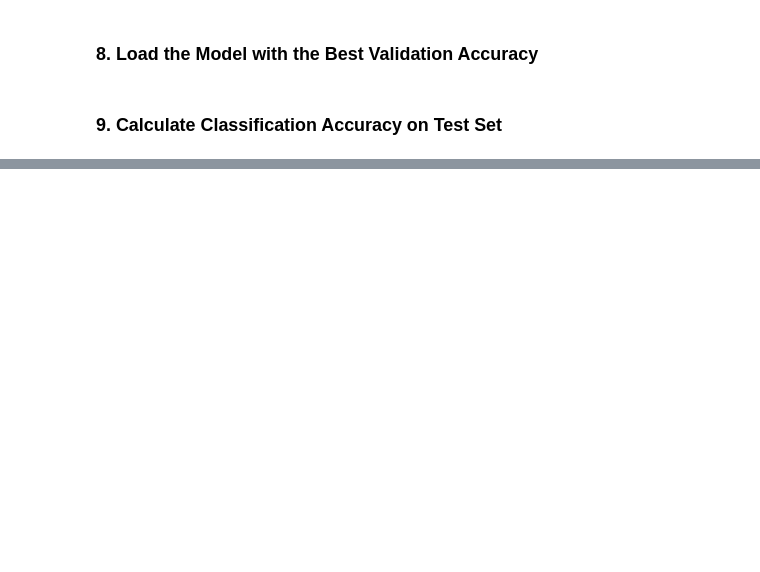
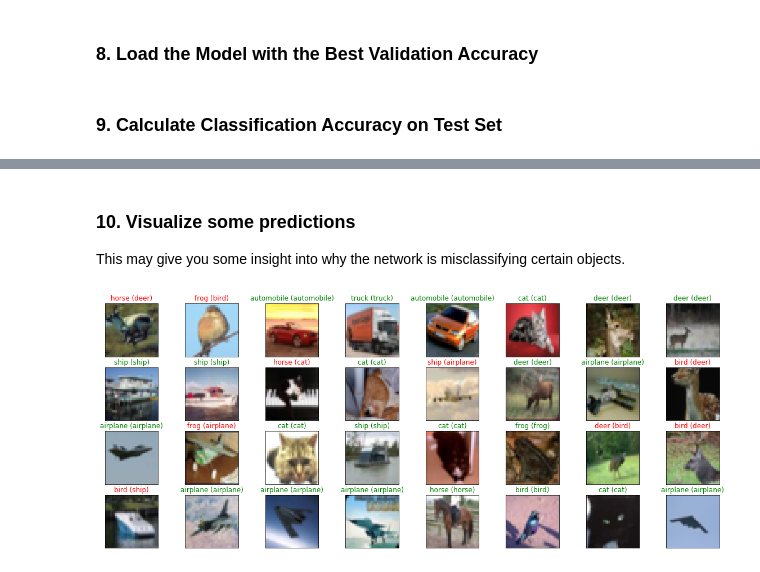
Before and after one commit to udacity/aind2-cnn, a Jupyter notebook: cifar10-classification/cifar10_cnn.ipynb, the cells around one changed output, grey strips where cells are left out. Saved outputs shown, nothing was run; the diff lists cells and outputs as text; code cells hidden in the pictures; blank space fills up the shorter version.

Commit message:
cifar10_cnn.ipynb: Show test images with predicted labels and ground truth

```diff
--- a/cifar10-classification/cifar10_cnn.ipynb
+++ b/cifar10-classification/cifar10_cnn.ipynb
@@ -151,0 +151,22 @@ print('\n', 'Test accuracy:', score[1])
+# %% [markdown]
+### 10. Visualize some predictions
+
+This may give you some insight into why the network is misclassifying certain objects.
+# %%
+# get predictions on the test set
+y_hat = model.predict(x_test)
+
+# define text labels (source: https://www.cs.toronto.edu/~kriz/cifar.html)
+cifar10_labels = ['airplane', 'automobile', 'bird', 'cat', 'deer', 'dog', 'frog', 'horse', 'ship', 'truck']
+# %%
+# plot a random sample of test images, their predicted labels and ground truth
+fig = plt.figure(figsize=(20, 8))
+for i, idx in enumerate(np.random.choice(x_test.shape[0], size=32, replace=False)):
+    ax = fig.add_subplot(4, 8, i + 1, xticks=[], yticks=[])
+    ax.imshow(np.squeeze(x_test[idx]))
+    pred_idx = np.argmax(y_hat[idx])
+    true_idx = np.argmax(y_test[idx])
+    ax.set_title("{} ({})".format(cifar10_labels[pred_idx], cifar10_labels[true_idx]),
+                 color=("green" if pred_idx == true_idx else "red"))
+# %% [output]
+[figure, added]
```
Also changed, not shown: parts of 3 cells of this notebook.
